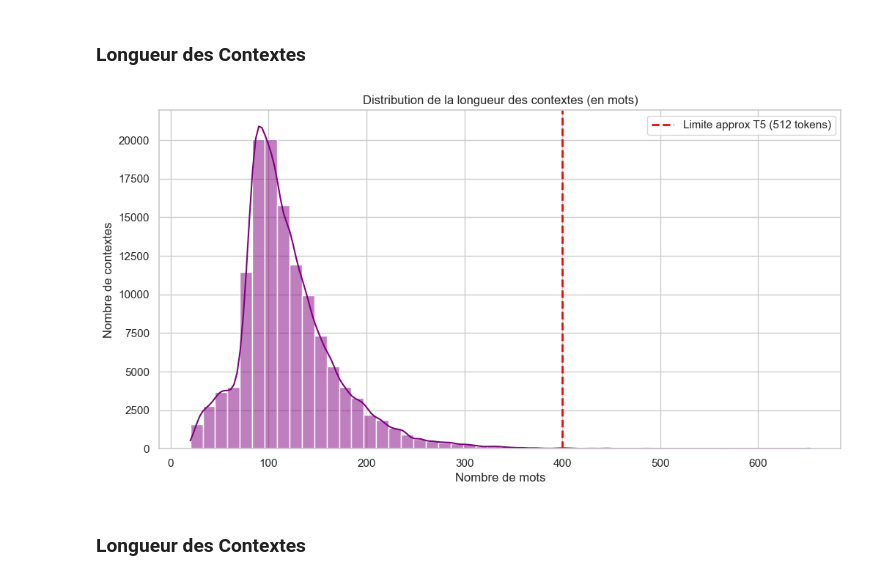
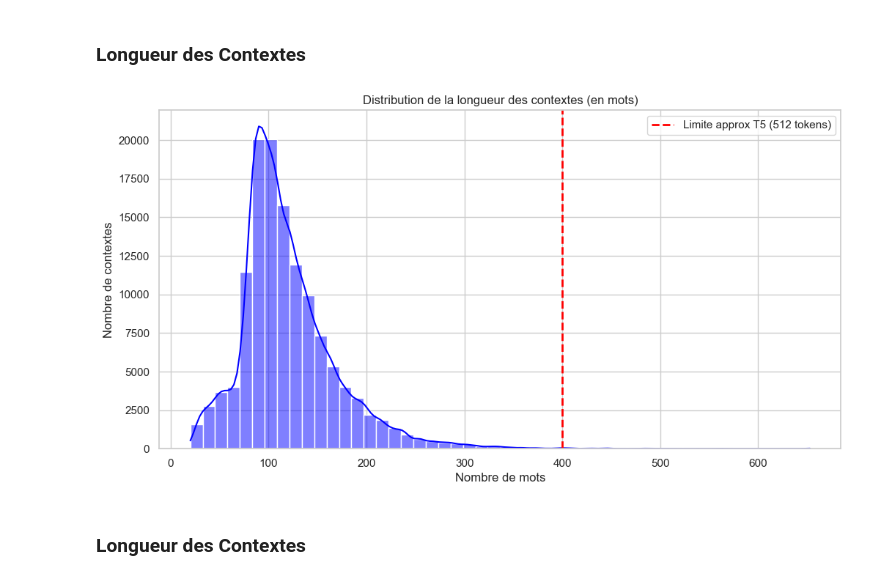
Before and after one commit to Ciscom224/Projet_SQuAD_M2, a Jupyter notebook: notebooks/t5_model.ipynb, the cells around one changed output. Drawn from its saved outputs; the diff is of its cells as text; code cells hidden in the pictures.

```diff
--- a/notebooks/t5_model.ipynb
+++ b/notebooks/t5_model.ipynb
@@ -60,7 +60,7 @@ def load_data_from_json(file_path):
 # %%
 # 1. Chargement
 sns.set_theme(style="whitegrid")
-df_train = squad_v2_to_dataframe(train_file)
+df_train = load_data_from_json(train_file)
 
 # 2. Vérification rapide
 print(f"Nombre total de questions : {len(df_train)}")
@@ -73,7 +73,7 @@ print(impossible_counts)
 # Visualisation (Camembert)
 plt.figure(figsize=(6, 6))
 plt.pie(impossible_counts, labels=['Possible (False)', 'Impossible (True)'],
-        autopct='%1.1f%%', colors=['#66b3ff','#ff9999'], startangle=90)
+        autopct='%1.1f%%', colors=["#0B1EC2",'#FF8C00'], startangle=90)
 plt.title('Proportion de questions impossibles dans SQuAD v2.0')
 plt.show()
 # %% [output]
@@ -88,22 +88,27 @@ Name: count, dtype: int64
 # %% [markdown]
 ### Longueur des Contextes
 # %%
+import matplotlib.pyplot as plt
+import seaborn as sns
+
 # On compte le nombre de mots (approximation des tokens)
 df_train['context_length'] = df_train['context'].apply(lambda x: len(x.split()))
 
 plt.figure(figsize=(12, 6))
-sns.histplot(df_train['context_length'], bins=50, kde=True, color='purple')
+
+# --- CHANGEMENT ICI : color='blue' ---
+sns.histplot(df_train['context_length'], bins=50, kde=True, color='blue')
 
 # Note : 1 mot ≈ 1.3 tokens. Donc 512 tokens ≈ 390 mots.
 plt.axvline(x=400, color='red', linestyle='--', linewidth=2, label='Limite approx T5 (512 tokens)')
 
 plt.title("Distribution de la longueur des contextes (en mots)")
 plt.xlabel("Nombre de mots")
 plt.ylabel("Nombre de contextes")
 plt.legend()
 plt.show()
 # %% [output]
-[figure, old version]
+[figure, new version]
 # %% [markdown]
 ### Longueur des Contextes
 # %%
```
Also changed, not shown: parts of 3 cells of this notebook, 6 other files.
